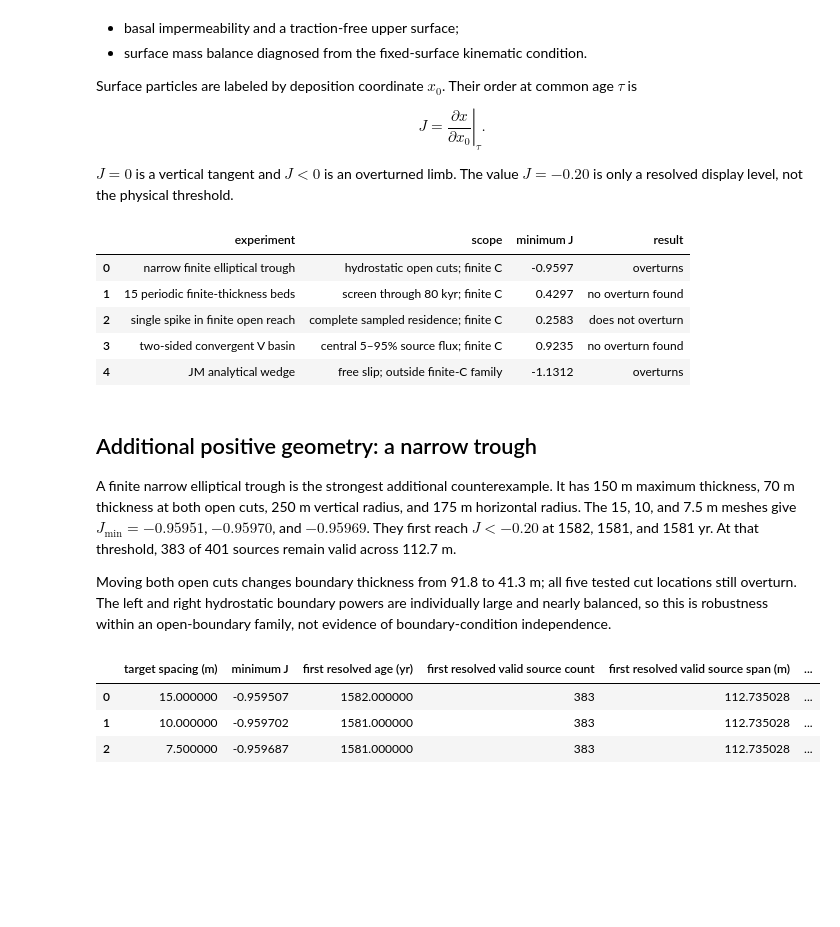
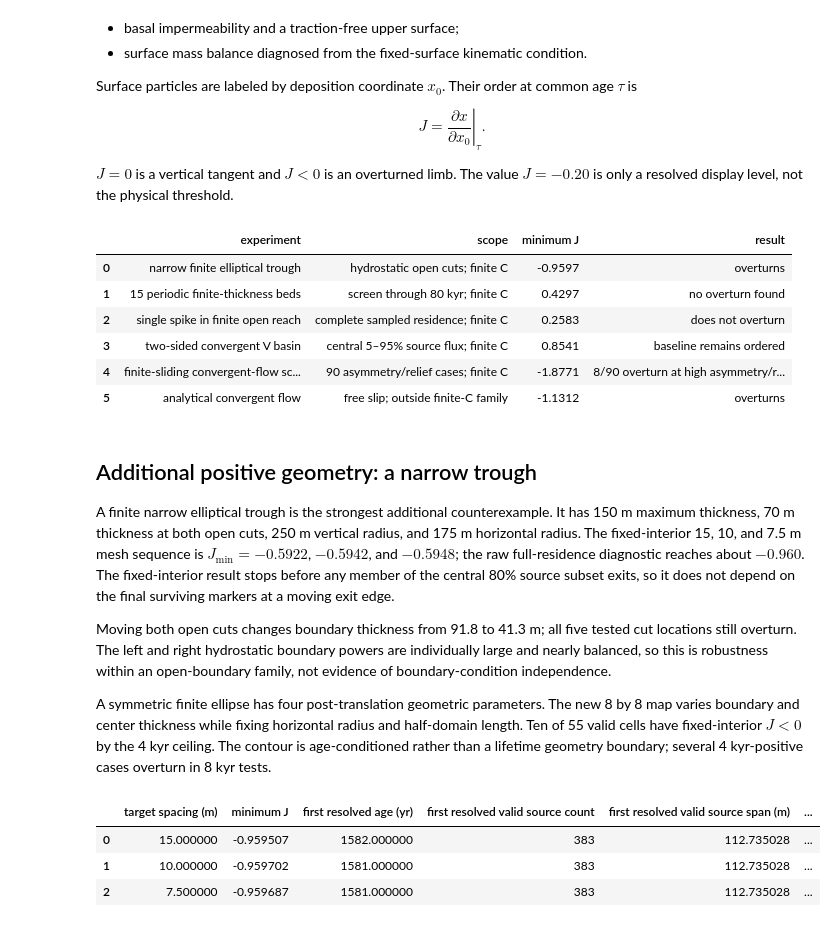
Before and after one commit to bradlipovsky/isochrone-overturning, a Jupyter notebook: notebooks/reviewer2_geometry_survey.ipynb, the cells around one changed output. Saved outputs shown, nothing was run; the diff lists cells and outputs as text; code cells hidden in the pictures; blank space fills up the shorter version.

```diff
--- a/notebooks/reviewer2_geometry_survey.ipynb
+++ b/notebooks/reviewer2_geometry_survey.ipynb
@@ -41,13 +41,17 @@ spike_mesh = pd.read_csv(ROOT / "data/finite_spike_mesh_convergence.csv")
 spike_dt = pd.read_csv(ROOT / "data/finite_spike_map_convergence.csv")
 spike_onset = pd.read_csv(ROOT / "data/finite_spike_accumulation_boundary.csv")
 stagnation = pd.read_csv(ROOT / "notebooks/stagnation_flow_results/stagnation_flow_convergence.csv")
-wedge = pd.read_csv(ROOT / "notebooks/stagnation_flow_results/stagnation_flow_wedge_convergence.csv")
+phase_map = pd.read_csv(ROOT / "notebooks/stagnation_flow_results/convergent_flow_geometry_phase_map.csv")
+analytical_flow = pd.read_csv(ROOT / "notebooks/stagnation_flow_results/analytical_convergent_flow_convergence.csv")
 
 narrow = ellipse.loc[ellipse.geometry.eq("narrow symmetric trough")].iloc[0]
 spike_fine = spike_mesh.loc[spike_mesh.mesh.eq("320 x 48")].iloc[0]
 periodic_low = periodic.loc[periodic["minimum J"].idxmin()]
 stagnation_fine = stagnation.loc[stagnation.nx.eq(240)].iloc[0]
-wedge_fine = wedge[(wedge.branch.eq("shallow/right")) & (wedge.source_count.eq(2401))].iloc[0]
+phase_map_valid = phase_map.loc[phase_map.valid]
+phase_map_overturned = phase_map_valid.loc[phase_map_valid.minimum_Jx.lt(0)]
+phase_map_low = phase_map_valid.loc[phase_map_valid.minimum_Jx.idxmin()]
+analytical_flow_fine = analytical_flow[(analytical_flow.branch.eq("shallow/right")) & (analytical_flow.source_count.eq(2401))].iloc[0]
 
 summary = pd.DataFrame([
     {
@@ -57,44 +61,53 @@ summary = pd.DataFrame([
         "result": "overturns",
     },
     {
         "experiment": "15 periodic finite-thickness beds",
         "scope": "screen through 80 kyr; finite C",
         "minimum J": periodic_low["minimum J"],
         "result": "no overturn found",
     },
     {
         "experiment": "single spike in finite open reach",
         "scope": "complete sampled residence; finite C",
         "minimum J": spike_fine["minimum J"],
         "result": "does not overturn",
     },
     {
         "experiment": "two-sided convergent V basin",
         "scope": "central 5–95% source flux; finite C",
         "minimum J": stagnation_fine["minimum_Jx"],
-        "result": "no overturn found",
+        "result": "baseline remains ordered",
     },
     {
-        "experiment": "JM analytical wedge",
+        "experiment": "finite-sliding convergent-flow screen",
+        "scope": "90 asymmetry/relief cases; finite C",
+        "minimum J": phase_map_low["minimum_Jx"],
+        "result": f"{len(phase_map_overturned)}/{len(phase_map_valid)} overturn at high asymmetry/relief",
+    },
+    {
+        "experiment": "analytical convergent flow",
         "scope": "free slip; outside finite-C family",
-        "minimum J": wedge_fine["minimum_Jx_to_t_0.6"],
+        "minimum J": analytical_flow_fine["minimum_Jx_to_t_0.6"],
         "result": "overturns",
     },
 ])
 display(summary.style.format({"minimum J": "{:.4f}"}))
 # %% [output]
 |  | experiment | scope | minimum J | result |
 | 0 | narrow finite elliptical trough | hydrostatic open cuts; finite C | -0.9597 | overturns |
 | 1 | 15 periodic finite-thickness beds | screen through 80 kyr; finite C | 0.4297 | no overturn found |
 | 2 | single spike in finite open reach | complete sampled residence; finite C | 0.2583 | does not overturn |
-| 3 | two-sided convergent V basin | central 5–95% source flux; finite C | 0.9235 | no overturn found |
-| 4 | JM analytical wedge | free slip; outside finite-C family | -1.1312 | overturns |
+| 3 | two-sided convergent V basin | central 5–95% source flux; finite C | 0.8541 | baseline remains ordered |
+| 4 | finite-sliding convergent-flow sc... | 90 asymmetry/relief cases; finite C | -1.8771 | 8/90 overturn at high asymmetry/r... |
+| 5 | analytical convergent flow | free slip; outside finite-C family | -1.1312 | overturns |
 # %% [markdown]
 ## Additional positive geometry: a narrow trough
 
-A finite narrow elliptical trough is the strongest additional counterexample. It has 150 m maximum thickness, 70 m thickness at both open cuts, 250 m vertical radius, and 175 m horizontal radius. The 15, 10, and 7.5 m meshes give $J_{\min}=-0.95951$, $-0.95970$, and $-0.95969$. They first reach $J<-0.20$ at 1582, 1581, and 1581 yr. At that threshold, 383 of 401 sources remain valid across 112.7 m.
+A finite narrow elliptical trough is the strongest additional counterexample. It has 150 m maximum thickness, 70 m thickness at both open cuts, 250 m vertical radius, and 175 m horizontal radius. The fixed-interior 15, 10, and 7.5 m mesh sequence is $J_{\min}=-0.5922$, $-0.5942$, and $-0.5948$; the raw full-residence diagnostic reaches about $-0.960$. The fixed-interior result stops before any member of the central 80% source subset exits, so it does not depend on the final surviving markers at a moving exit edge.
 
 Moving both open cuts changes boundary thickness from 91.8 to 41.3 m; all five tested cut locations still overturn. The left and right hydrostatic boundary powers are individually large and nearly balanced, so this is robustness within an open-boundary family, not evidence of boundary-condition independence.
+
+A symmetric finite ellipse has four post-translation geometric parameters. The new 8 by 8 map varies boundary and center thickness while fixing horizontal radius and half-domain length. Ten of 55 valid cells have fixed-interior $J<0$ by the 4 kyr ceiling. The contour is age-conditioned rather than a lifetime geometry boundary; several 4 kyr-positive cases overturn in 8 kyr tests.
 # %%
 mesh_rows = ellipse_conv[
     (ellipse_conv["check"] == "mesh")
```
Also changed, not shown: parts of 4 cells of this notebook, 30 other files.
